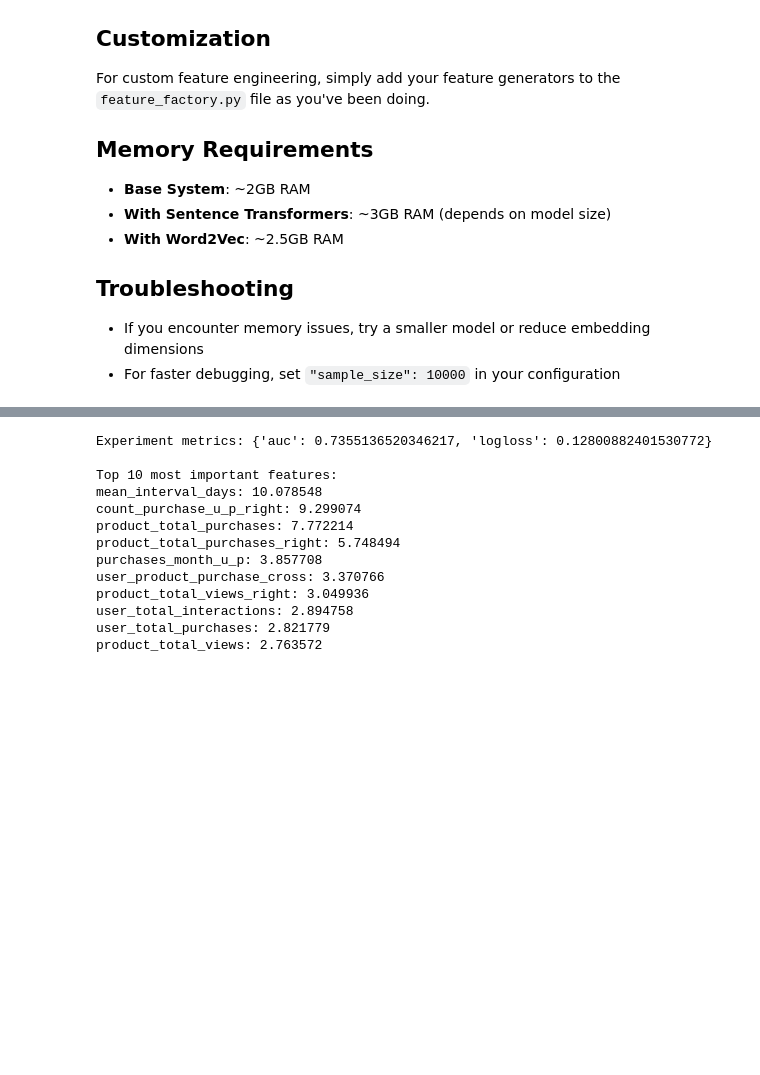
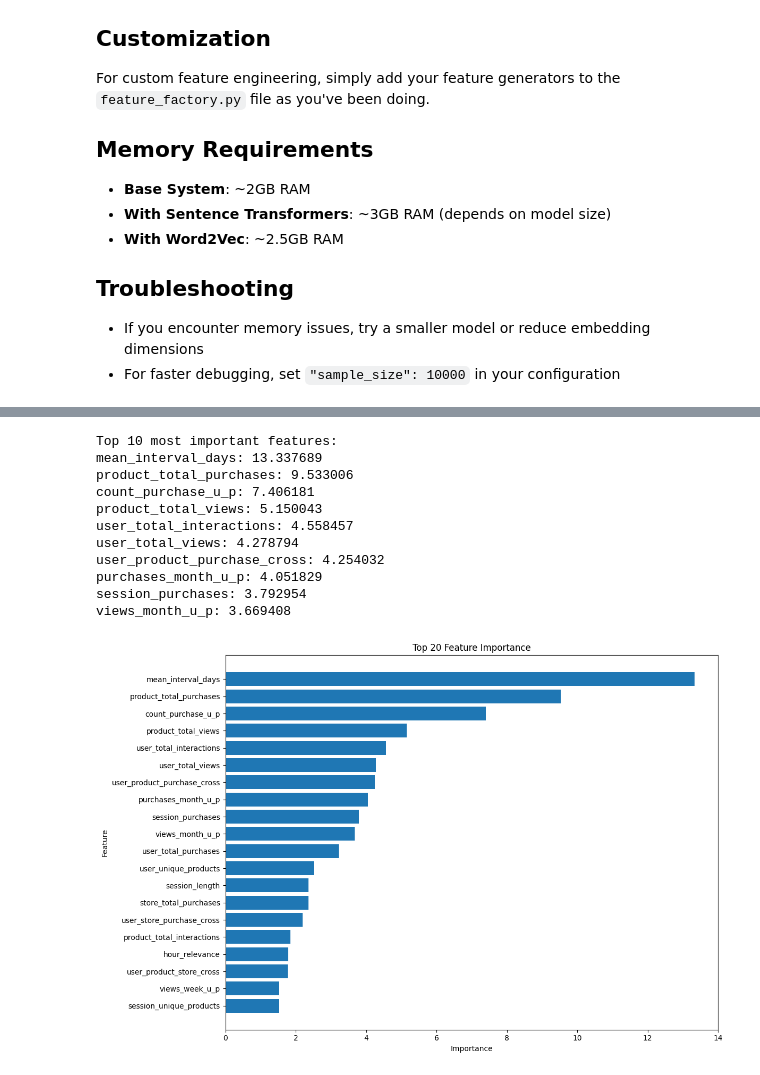
Before and after one commit to almayor/lavka-rs-contest, a Jupyter notebook: homework.ipynb, the cells around one changed output, grey strips where cells are left out. Drawn from its saved outputs; the diff is of its cells as text; code cells hidden in the pictures; blank space fills up the shorter version.

```diff
--- a/homework.ipynb
+++ b/homework.ipynb
@@ -156,9 +139,7 @@ config_dict = {
             }
         }
     },
-    # Essential features only
     "features": [
-        # Basic statistics
         "count_purchase_user_product",
         "ctr_product",
         "user_stats",
@@ -167,6 +148,7 @@ config_dict = {
         "recency_user_store",
         "time_features",
         "time_window_user_product",
+        "product_temporal_patterns",
         "session_features",
         "frequency_features",
         "product_popularity_trend",
@@ -183,15 +165,15 @@ config_dict = {
         "test_path": "data/test.parquet",
         "sample_size": None  # Use full dataset (or set to a number for testing)
     },
-    "output": {
-        "results_dir": "results",
-        "save_model": True,
-        "save_predictions": True
-    },
+    # "output": {
+    #     "results_dir": "results",
+    #     "save_model": True,
+    #     "save_predictions": True
+    # },
     # Text processing with pretrained model
     "text_processing": {
         "model_type": "sentence-transformers",
-        "model_name": "all-MiniLM-L6-v2",  # Small but effective model
+        "model_name": "paraphrase-multilingual-MiniLM-L12-v2",  # Small but effective model
         "embedding_dimensions": 20
     }
 }
@@ -261,0 +205,17 @@ Shrink model to first 493 iterations.
+# %%
+# Create experiment
+timestamp = datetime.now().strftime("%Y%m%d_%H%M%S")
+experiment_name = f"recommender_{timestamp}"
+
+experiment = Experiment(experiment_name, config)
+print(f"Starting experiment: {experiment_name}")
+
+# Choose one of these options:
+
+# Option 1: Run without hyperparameter tuning (fastest)
+results = experiment.run()
+
+# Option 2: Run with hyperparameter tuning (better results)
+# results = experiment.run_with_tuning()
+
+print(f"Experiment metrics: {results['metrics']}")
@@ -262,30 +240,29 @@ Shrink model to first 493 iterations.
 # %%
-print(f"Experiment metrics: {results['metrics']}")
-
-# Print top 10 most important features
-print("\nTop 10 most important features:")
+    # Print top 10 most important features
+print("Top 10 most important features:")
 top_features = sorted(
     results['feature_importance'].items(),
     key=lambda x: x[1],
     reverse=True
 )[:10]
 
 for feature, importance in top_features:
     print(f"{feature}: {importance:.6f}")
+
+vis = Visualizer.plot_feature_importance(results['feature_importance'])
 # %% [output]
-Experiment metrics: {'auc': 0.7355136520346217, 'logloss': 0.12800882401530772}
-
 Top 10 most important features:
-mean_interval_days: 10.078548
-count_purchase_u_p_right: 9.299074
-product_total_purchases: 7.772214
-product_total_purchases_right: 5.748494
-purchases_month_u_p: 3.857708
-user_product_purchase_cross: 3.370766
-product_total_views_right: 3.049936
-user_total_interactions: 2.894758
-user_total_purchases: 2.821779
-product_total_views: 2.763572
+mean_interval_days: 13.337689
+product_total_purchases: 9.533006
+count_purchase_u_p: 7.406181
+product_total_views: 5.150043
+user_total_interactions: 4.558457
+user_total_views: 4.278794
+user_product_purchase_cross: 4.254032
+purchases_month_u_p: 4.051829
+session_purchases: 3.792954
+views_month_u_p: 3.669408
+[figure, added]
 # %%
 best_params = results.get('best_params')  # Will be None if using run() without tuning
 submission = experiment.predict(best_params)
```
Also changed, not shown: parts of 11 cells of this notebook, 10 other files.
